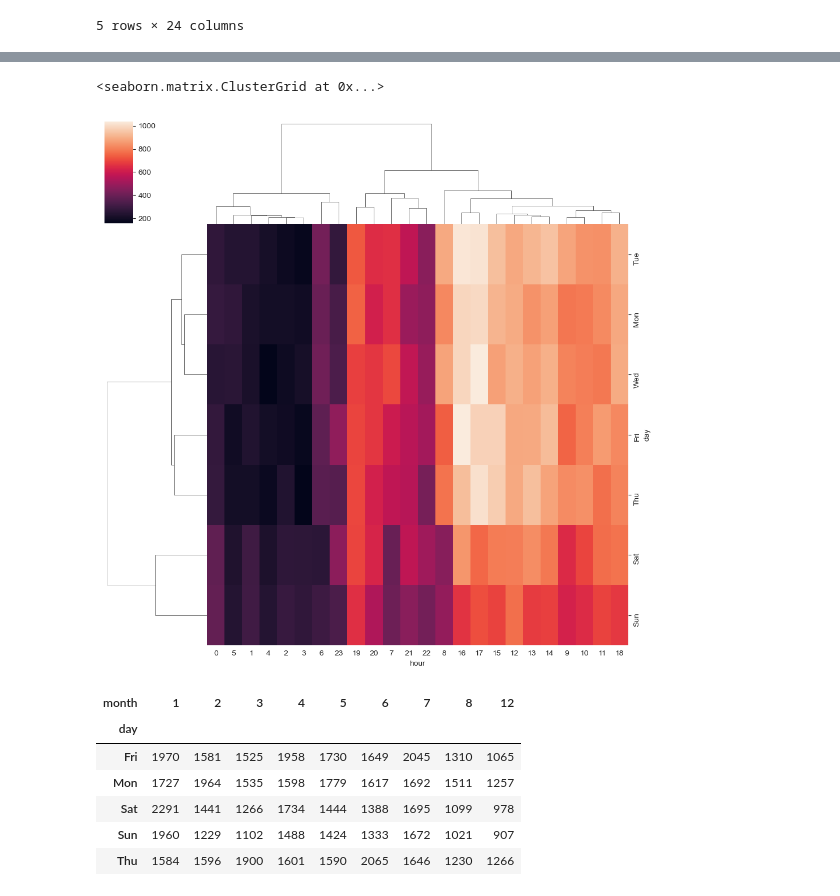
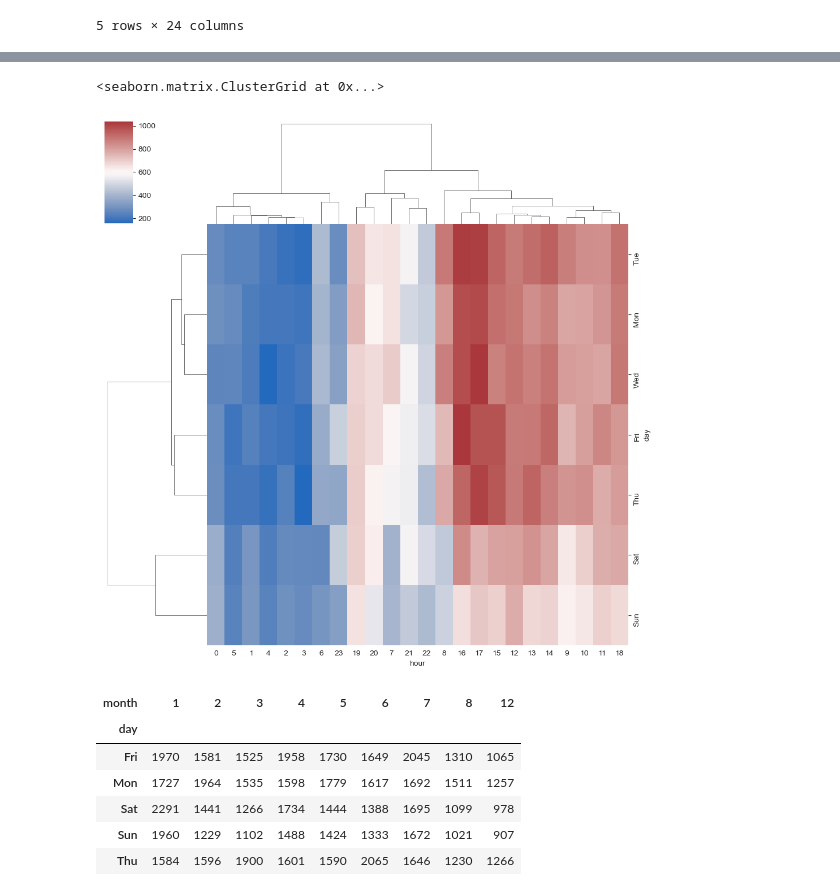
Before and after one commit to Dmlockett/Project2, a Jupyter notebook: Project_2.ipynb, the cells around one changed output, grey strips where cells are left out. Saved outputs shown, nothing was run; the diff lists cells and outputs as text; code cells hidden in the pictures.

```diff
--- a/Project_2.ipynb
+++ b/Project_2.ipynb
@@ -233,10 +233,10 @@ fig.show()
 # %% [output]
 [interactive output not drawn]
 # %%
-sns.clustermap(day_hour)
+sns.clustermap(day_hour, cmap = "vlag")
 # %% [output]
 <seaborn.matrix.ClusterGrid at 0x...>
-[figure, old version]
+[figure, new version]
 # %%
 day_month = df.groupby(["day", "month"]).count().unstack()["reason"]
 day_month.head()
```
Also changed, not shown: parts of 17 cells of this notebook.
